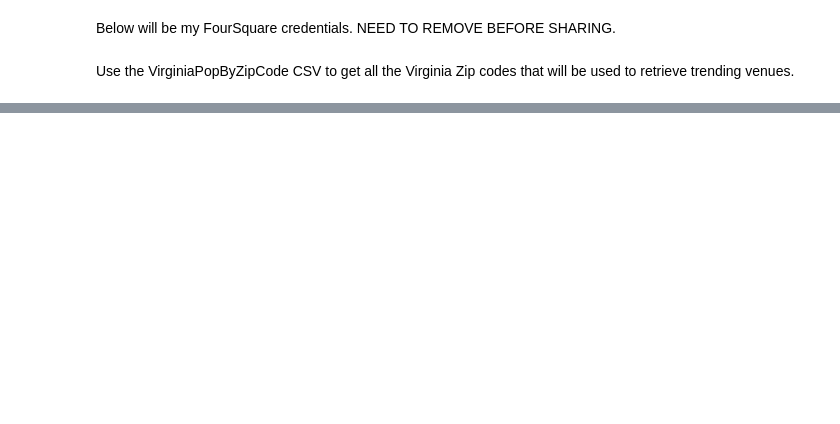
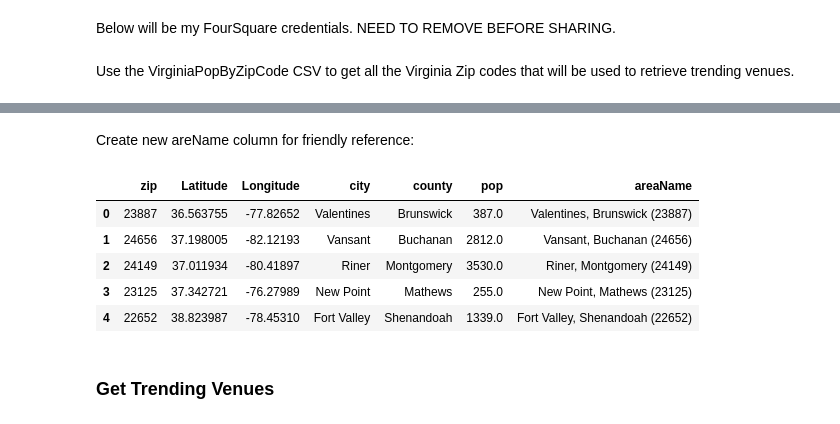
Before and after one commit to hdmcspadden/Virginia_Covid_Trending_Venues, a Jupyter notebook: GetFourSquareTrendingVenuesInVirginiaZips.ipynb, the cells around one changed output, grey strips where cells are left out. Cells and saved outputs as stored; diff of their text form; code cells hidden in the pictures; blank space fills up the shorter version.

```diff
--- a/GetFourSquareTrendingVenuesInVirginiaZips.ipynb
+++ b/GetFourSquareTrendingVenuesInVirginiaZips.ipynb
@@ -65,0 +96,18 @@ Use the VirginiaPopByZipCode CSV to get all the Virginia Zip codes that will be
+# %%
+#https://public.opendatasoft.com/api/records/1.0/search/?dataset=us-zip-code-latitude-and-longitude&q=VA&rows=1275&facet=state&facet=timezone&facet=dst&refine.state=VA
+
+zip_url = 'https://public.opendatasoft.com/api/records/1.0/search/?dataset=us-zip-code-latitude-and-longitude&q=VA&rows=1275&facet=state&facet=timezone&facet=dst&refine.state=VA'
+
+# make the GET request
+zip_results = requests.get(zip_url).json()['records']
+#print(zip_results)
+zip_latlon_list=[]
+zip_latlon_list.append([(z['fields']['zip'], z['fields']['latitude'], z['fields']['longitude']) for z in zip_results])
+
+df_ZipLatLon = pd.DataFrame([item for zip_latlon_list in zip_latlon_list for item in zip_latlon_list])
+df_ZipLatLon.columns = ['zip', 'Latitude', 'Longitude']
+# %%
+print(df_ZipLatLon.shape)
+df_ZipLatLon['zip'] = df_ZipLatLon['zip'].astype(str)
+print(df_ZipLatLon.dtypes)
+df_ZipLatLon.head()
@@ -65,0 +128,6 @@ Use the VirginiaPopByZipCode CSV to get all the Virginia Zip codes that will be
+# %%
+df_ZipUnion = df_ZipLatLon.merge(df_ZipPop, on='zip', how='left')
+# %%
+df_ZipUnion.dropna(inplace=True)
+print(df_ZipUnion.shape)
+df_ZipUnion.head()
@@ -65,0 +142,14 @@ Use the VirginiaPopByZipCode CSV to get all the Virginia Zip codes that will be
+# %% [markdown]
+Create new areName column for friendly reference:
+# %%
+df_ZipUnion['areaName'] = df_ZipUnion['city'] + ', ' + df_ZipUnion['county'] + " (" + df_ZipUnion['zip'] + ')'
+df_ZipUnion.head()
+# %% [output]
+|  | zip | Latitude | Longitude | city | county | pop | areaName |
+| 0 | 23887 | 36.563755 | -77.82652 | Valentines | Brunswick | 387.0 | Valentines, Brunswick (23887) |
+| 1 | 24656 | 37.198005 | -82.12193 | Vansant | Buchanan | 2812.0 | Vansant, Buchanan (24656) |
+| 2 | 24149 | 37.011934 | -80.41897 | Riner | Montgomery | 3530.0 | Riner, Montgomery (24149) |
+| 3 | 23125 | 37.342721 | -76.27989 | New Point | Mathews | 255.0 | New Point, Mathews (23125) |
+| 4 | 22652 | 38.823987 | -78.45310 | Fort Valley | Shenandoah | 1339.0 | Fort Valley, Shenandoah (22652) |
+# %% [markdown]
+### Get Trending Venues
```
Also changed, not shown: parts of 21 cells of this notebook, 1 other file.
